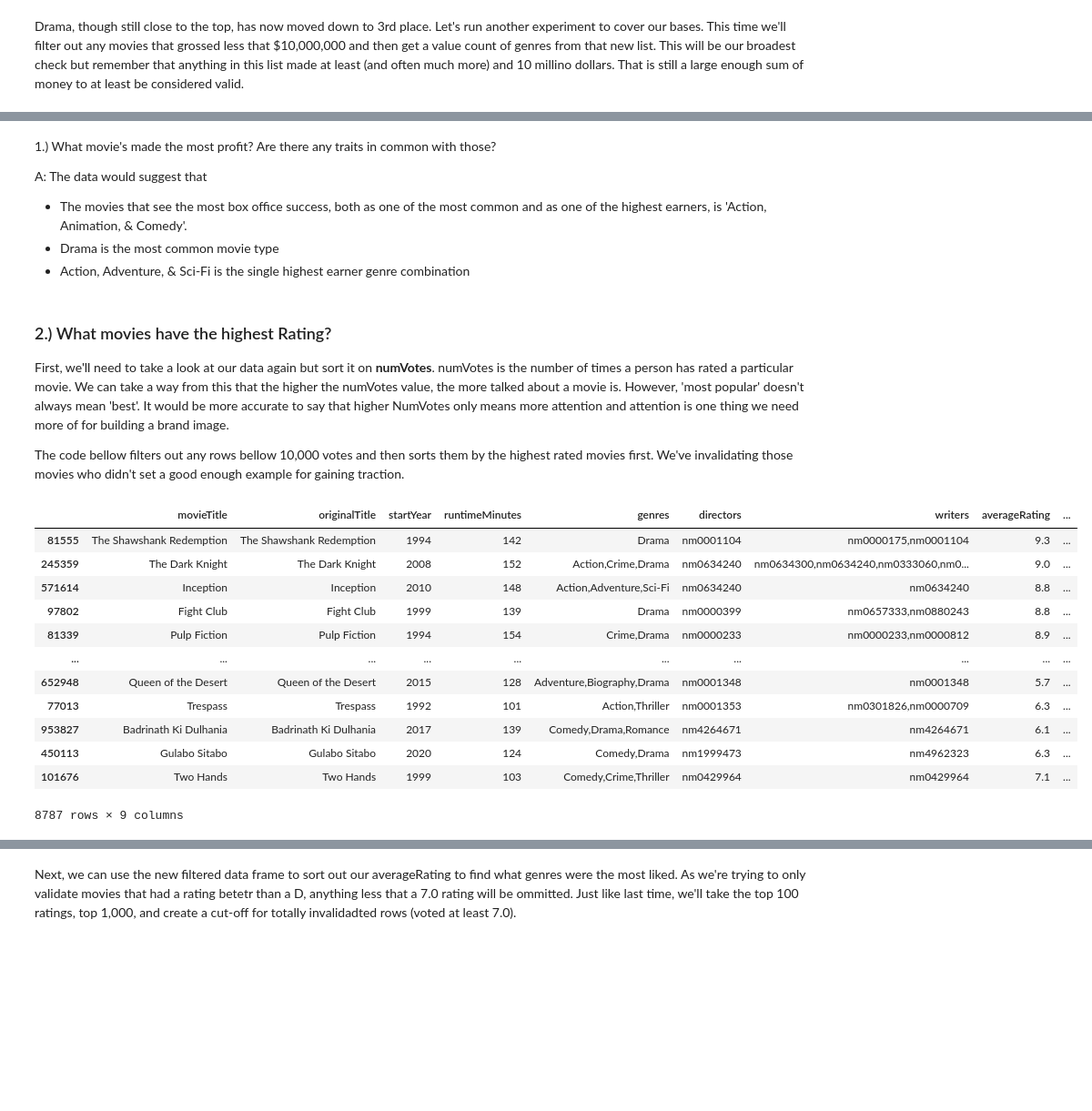
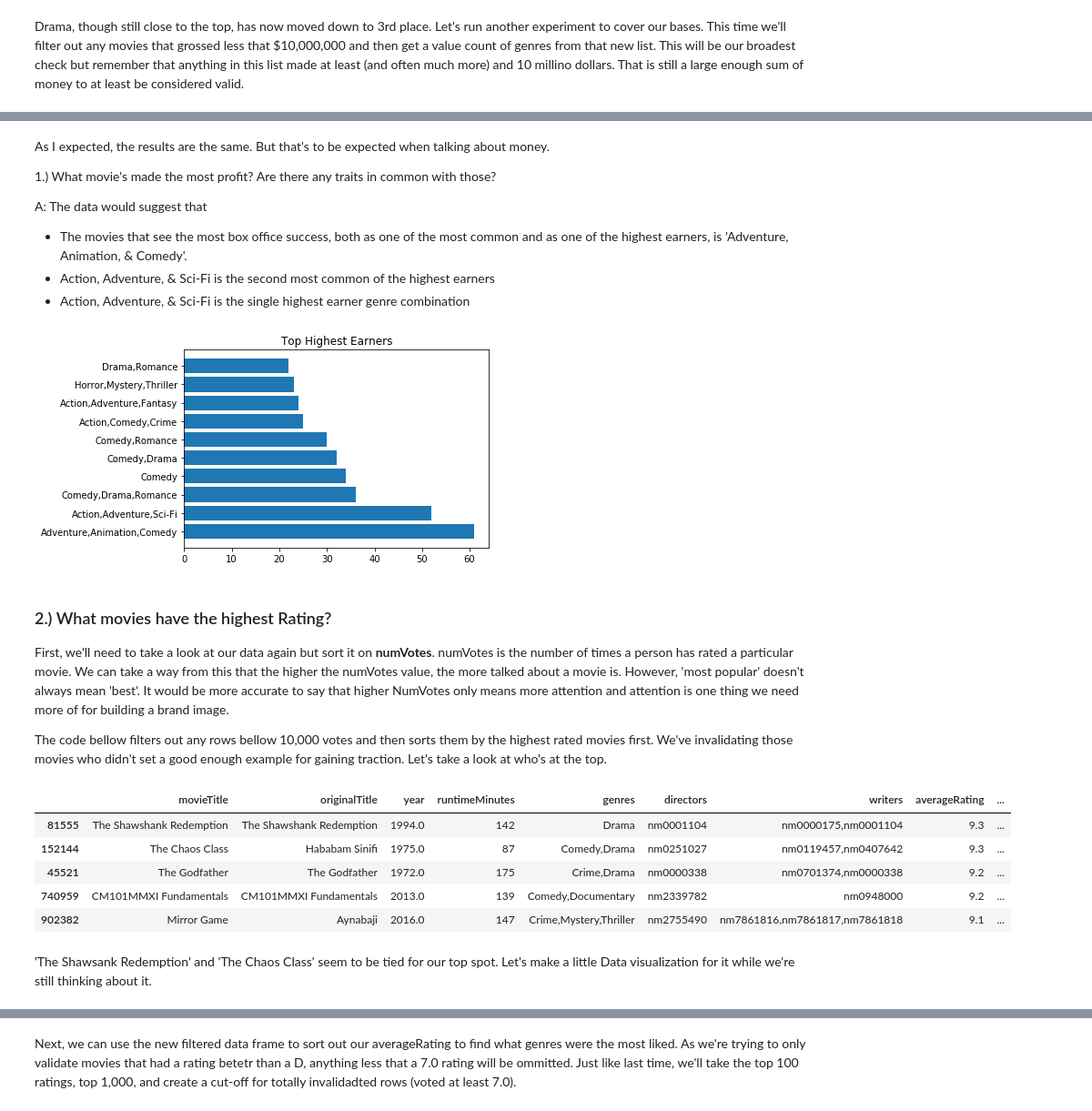
Before and after one commit to jpakele/dsc-phase-1-project-online, a Jupyter notebook: movie-data-analysis.ipynb, the cells around one changed output, grey strips where cells are left out. Shown at 91% size. Cells and saved outputs as stored; diff of their text form; code cells hidden in the pictures; blank space fills up the shorter version.

```diff
--- a/movie-data-analysis.ipynb
+++ b/movie-data-analysis.ipynb
@@ -9,15 +9,15 @@ First, importing all the data set that were provided. Running the bellow cell wi
 import pandas as pd
 import numpy as np
 import matplotlib.pyplot as plt
-%matplotlib notebook
+%matplotlib inline
 
 bom = pd.read_csv('zippedData/bom.movie_gross.csv.gz', thousands=',')
 imdbName = pd.read_csv('zippedData/new_imdb/name.basics.tsv.gz', sep='\t')
-imdbTitleAkas = pd.read_csv('zippedData/new_imdb/title.akas.tsv.gz', sep='\t', compression='gzip', delimiter='\t', encoding='iso-8859-1')
-imdbTitleBasics = pd.read_csv('zippedData/new_imdb/title.basics.tsv.gz', sep='\t', compression='gzip', delimiter='\t', encoding='iso-8859-1')
-imdbTitleCrew = pd.read_csv('zippedData/new_imdb/title.crew.tsv.gz', sep='\t')
-imdbTitleRatings = pd.read_csv('zippedData/new_imdb/title.ratings.tsv.gz', sep='\t')
-imdbTitlePrin = pd.read_csv('zippedData/new_imdb/title.principals.tsv.gz', sep='\t')
+imdbTitleAkas = pd.read_csv('zippedData/new_imdb/title.akas.tsv.gz', sep='\t', compression='gzip', delimiter='\t', encoding='iso-8859-1', na_values=['\\N'])
+imdbTitleBasics = pd.read_csv('zippedData/new_imdb/title.basics.tsv.gz', sep='\t', compression='gzip', delimiter='\t', encoding='iso-8859-1', na_values=['\\N'])
+imdbTitleCrew = pd.read_csv('zippedData/new_imdb/title.crew.tsv.gz', sep='\t', na_values=['\\N'])
+imdbTitleRatings = pd.read_csv('zippedData/new_imdb/title.ratings.tsv.gz', sep='\t', na_values=['\\N'])
+imdbTitlePrin = pd.read_csv('zippedData/new_imdb/title.principals.tsv.gz', sep='\t', na_values=['\\N'])
 rtMovie = pd.read_csv('zippedData/rt.movie_info.tsv.gz', sep='\t')
 rtReviews = pd.read_csv('zippedData/new_imdb/name.basics.tsv.gz', sep='\t', compression='gzip', delimiter='\t', encoding='iso-8859-1')
 tmdb = pd.read_csv('zippedData/tmdb.movies.csv.gz')
@@ -458,3 +458,4 @@ imdb = imdb.rename(columns = {'primaryTitle': 'movieTitle'})
 bom = bom.rename(columns = {'title': 'movieTitle'})
 tn = tn.rename(columns = {'movie': 'movieTitle'})
 tmdb = tmdb.rename(columns = {'title': 'movieTitle'})
+imdb = imdb.rename(columns = {'startYear': 'year'})
@@ -604,30 +645,36 @@ plt.savefig('imdbBom-highest-earners.pdf')
 # %% [markdown]
+As I expected, the results are the same. But that's to be expected when talking about money.
+
 1.) What movie's made the most profit? Are there any traits in common with those?
 
 A: The data would suggest that
-* The movies that see the most box office success, both as one of the most common and as one of the highest earners, is 'Action, Animation, & Comedy'.
-* Drama is the most common movie type
+* The movies that see the most box office success, both as one of the most common and as one of the highest earners, is 'Adventure, Animation, & Comedy'.
+* Action, Adventure, & Sci-Fi is the second most common of the highest earners
 * Action, Adventure, & Sci-Fi is the single highest earner genre combination
+# %%
+imdbPlt = imdbBomHighDoll['genres'].value_counts().head(10)
+plt.barh(imdbPlt.index, imdbPlt)
+plt.title('Top Highest Earners')
+# plt.savefig('top-highest-earners-genres.pdf')
+# %% [output]
+[figure, added]
 # %% [markdown]
 ### 2.) What movies have the highest Rating?
 
 First, we'll need to take a look at our data again but sort it on **numVotes**. numVotes is the number of times a person has rated a particular movie. We can take a way from this that the higher the numVotes value, the more talked about a movie is. However, 'most popular' doesn't always mean 'best'. It would be more accurate to say that higher NumVotes only means more attention and attention is one thing we need more of for building a brand image.
 
-The code bellow filters out any rows bellow 10,000 votes and then sorts them by the highest rated movies first. We've invalidating those movies who didn't set a good enough example for gaining traction.
+The code bellow filters out any rows bellow 10,000 votes and then sorts them by the highest rated movies first. We've invalidating those movies who didn't set a good enough example for gaining traction. Let's take a look at who's at the top.
 # %%
 imdbNumV = imdb.loc[imdb['numVotes'] >= 10000]
 imdbNumV.sort_values('numVotes', ascending=False)
+imdbNumVTop = imdbNumV.sort_values('averageRating', ascending=False).head(5)
+imdbNumVTop
 # %% [output]
-|  | movieTitle | originalTitle | startYear | runtimeMinutes | genres | directors | writers | averageRating | ... |
-| 81555 | The Shawshank Redemption | The Shawshank Redemption | 1994 | 142 | Drama | nm0001104 | nm0000175,nm0001104 | 9.3 | ... |
-| 245359 | The Dark Knight | The Dark Knight | 2008 | 152 | Action,Crime,Drama | nm0634240 | nm0634300,nm0634240,nm0333060,nm0... | 9.0 | ... |
-| 571614 | Inception | Inception | 2010 | 148 | Action,Adventure,Sci-Fi | nm0634240 | nm0634240 | 8.8 | ... |
-| 97802 | Fight Club | Fight Club | 1999 | 139 | Drama | nm0000399 | nm0657333,nm0880243 | 8.8 | ... |
-| 81339 | Pulp Fiction | Pulp Fiction | 1994 | 154 | Crime,Drama | nm0000233 | nm0000233,nm0000812 | 8.9 | ... |
-| ... | ... | ... | ... | ... | ... | ... | ... | ... | ... |
-| 652948 | Queen of the Desert | Queen of the Desert | 2015 | 128 | Adventure,Biography,Drama | nm0001348 | nm0001348 | 5.7 | ... |
-| 77013 | Trespass | Trespass | 1992 | 101 | Action,Thriller | nm0001353 | nm0301826,nm0000709 | 6.3 | ... |
-| 953827 | Badrinath Ki Dulhania | Badrinath Ki Dulhania | 2017 | 139 | Comedy,Drama,Romance | nm4264671 | nm4264671 | 6.1 | ... |
-| 450113 | Gulabo Sitabo | Gulabo Sitabo | 2020 | 124 | Comedy,Drama | nm1999473 | nm4962323 | 6.3 | ... |
-| 101676 | Two Hands | Two Hands | 1999 | 103 | Comedy,Crime,Thriller | nm0429964 | nm0429964 | 7.1 | ... |
+|  | movieTitle | originalTitle | year | runtimeMinutes | genres | directors | writers | averageRating | ... |
+| 81555 | The Shawshank Redemption | The Shawshank Redemption | 1994.0 | 142 | Drama | nm0001104 | nm0000175,nm0001104 | 9.3 | ... |
+| 152144 | The Chaos Class | Hababam Sinifi | 1975.0 | 87 | Comedy,Drama | nm0251027 | nm0119457,nm0407642 | 9.3 | ... |
+| 45521 | The Godfather | The Godfather | 1972.0 | 175 | Crime,Drama | nm0000338 | nm0701374,nm0000338 | 9.2 | ... |
+| 740959 | CM101MMXI Fundamentals | CM101MMXI Fundamentals | 2013.0 | 139 | Comedy,Documentary | nm2339782 | nm0948000 | 9.2 | ... |
+| 902382 | Mirror Game | Aynabaji | 2016.0 | 147 | Crime,Mystery,Thriller | nm2755490 | nm7861816,nm7861817,nm7861818 | 9.1 | ... |
-8787 rows × 9 columns
+# %% [markdown]
+'The Shawsank Redemption' and 'The Chaos Class' seem to be tied for our top spot. Let's make a little Data visualization for it while we're still thinking about it.
```
Also changed, not shown: parts of 39 cells of this notebook, 12 other files.
